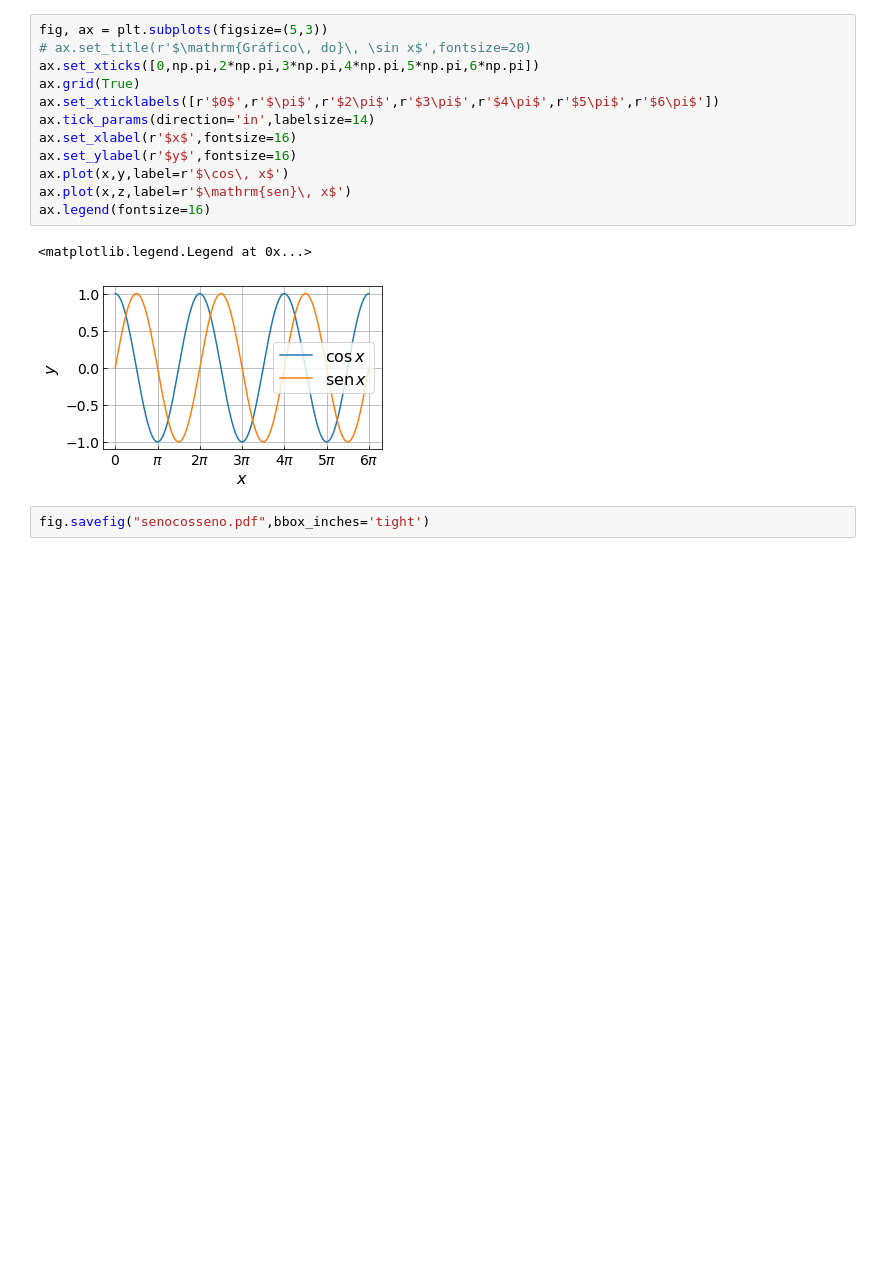
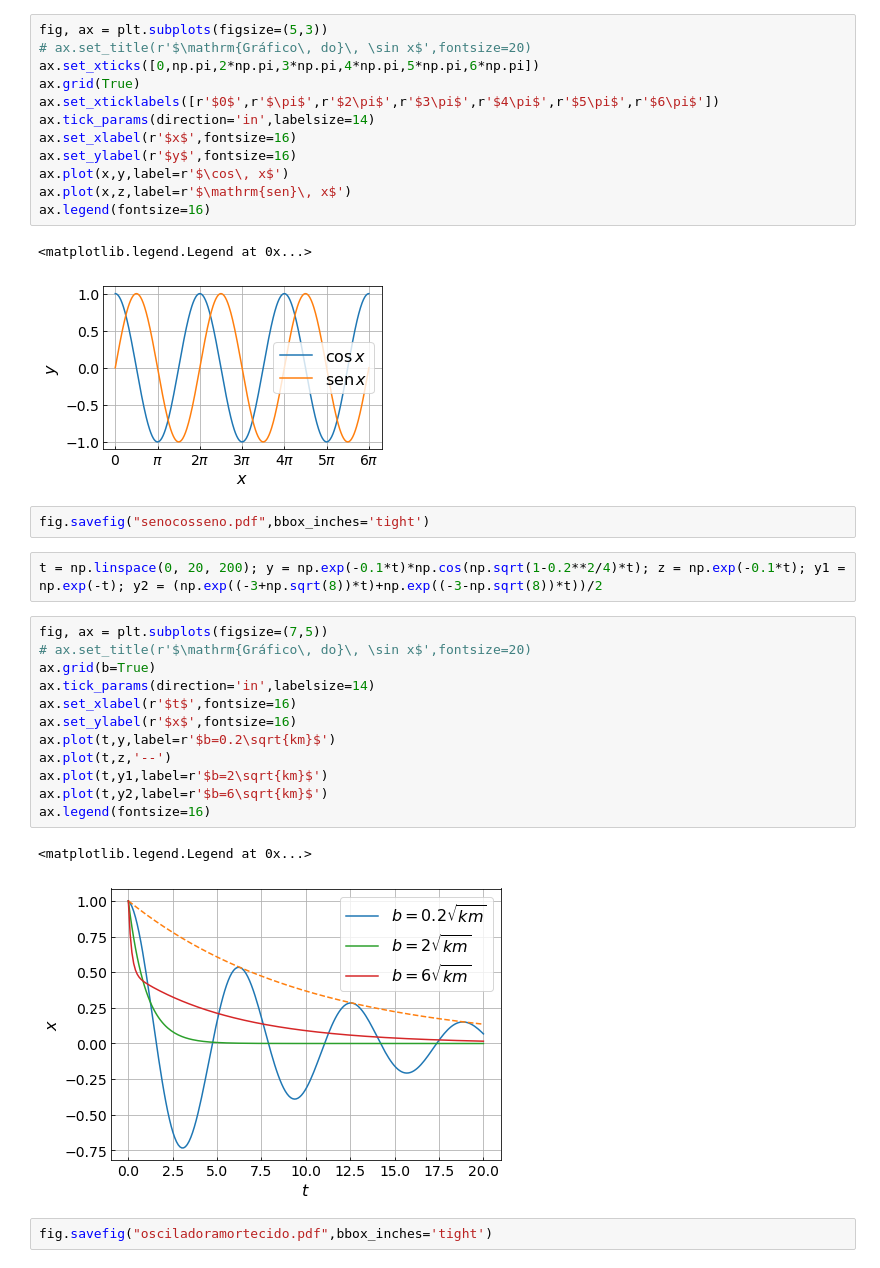
Before and after one commit to maxjaure/UEM-DFI, a Jupyter notebook: 7246-fis-2/aux/notebook.ipynb, the cells around one changed output. Saved outputs shown, nothing was run; the diff lists cells and outputs as text; blank space fills up the shorter version.

Commit message:
oscilador amortecido

```diff
--- a/7246-fis-2/aux/notebook.ipynb
+++ b/7246-fis-2/aux/notebook.ipynb
@@ -20,3 +20,22 @@ ax.legend(fontsize=16)
 [figure]
 # %%
 fig.savefig("senocosseno.pdf",bbox_inches='tight')
+# %%
+t = np.linspace(0, 20, 200); y = np.exp(-0.1*t)*np.cos(np.sqrt(1-0.2**2/4)*t); z = np.exp(-0.1*t); y1 = np.exp(-t); y2 = (np.exp((-3+np.sqrt(8))*t)+np.exp((-3-np.sqrt(8))*t))/2
+# %%
+fig, ax = plt.subplots(figsize=(7,5))
+# ax.set_title(r'$\mathrm{Gráfico\, do}\, \sin x$',fontsize=20)
+ax.grid(b=True)
+ax.tick_params(direction='in',labelsize=14)
+ax.set_xlabel(r'$t$',fontsize=16)
+ax.set_ylabel(r'$x$',fontsize=16)
+ax.plot(t,y,label=r'$b=0.2\sqrt{km}$')
+ax.plot(t,z,'--')
+ax.plot(t,y1,label=r'$b=2\sqrt{km}$')
+ax.plot(t,y2,label=r'$b=6\sqrt{km}$')
+ax.legend(fontsize=16)
+# %% [output]
+<matplotlib.legend.Legend at 0x...>
+[figure, added]
+# %%
+fig.savefig("osciladoramortecido.pdf",bbox_inches='tight')
```
Also changed, not shown: 3 other files.
